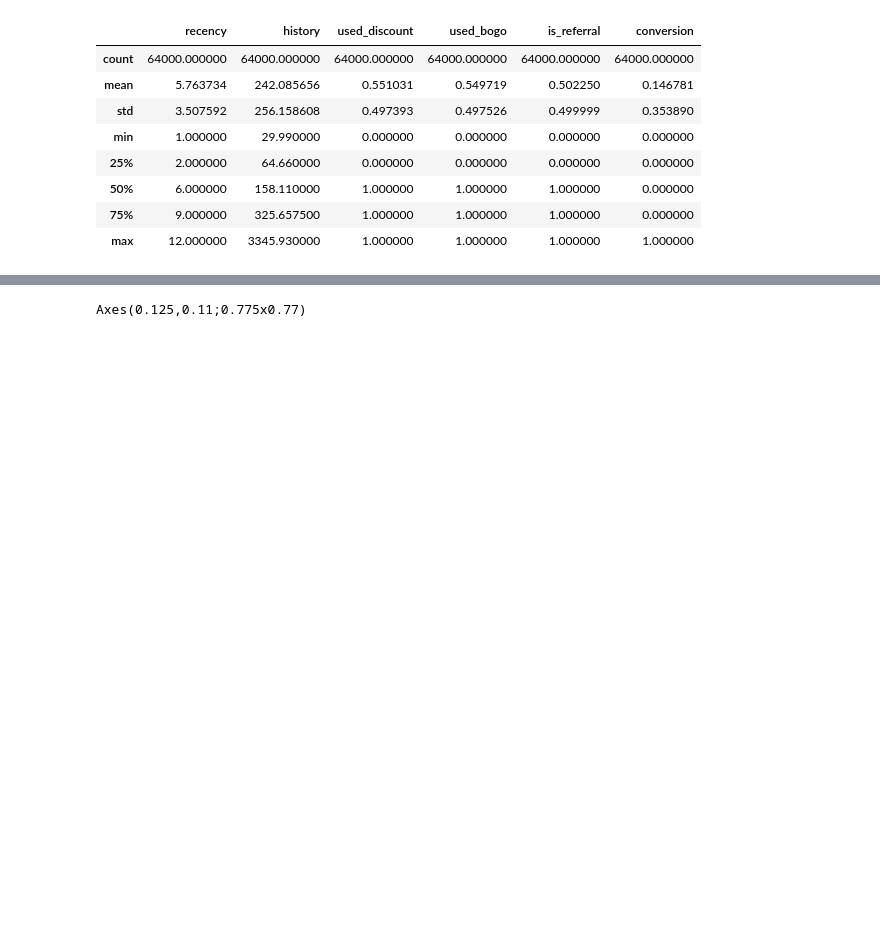
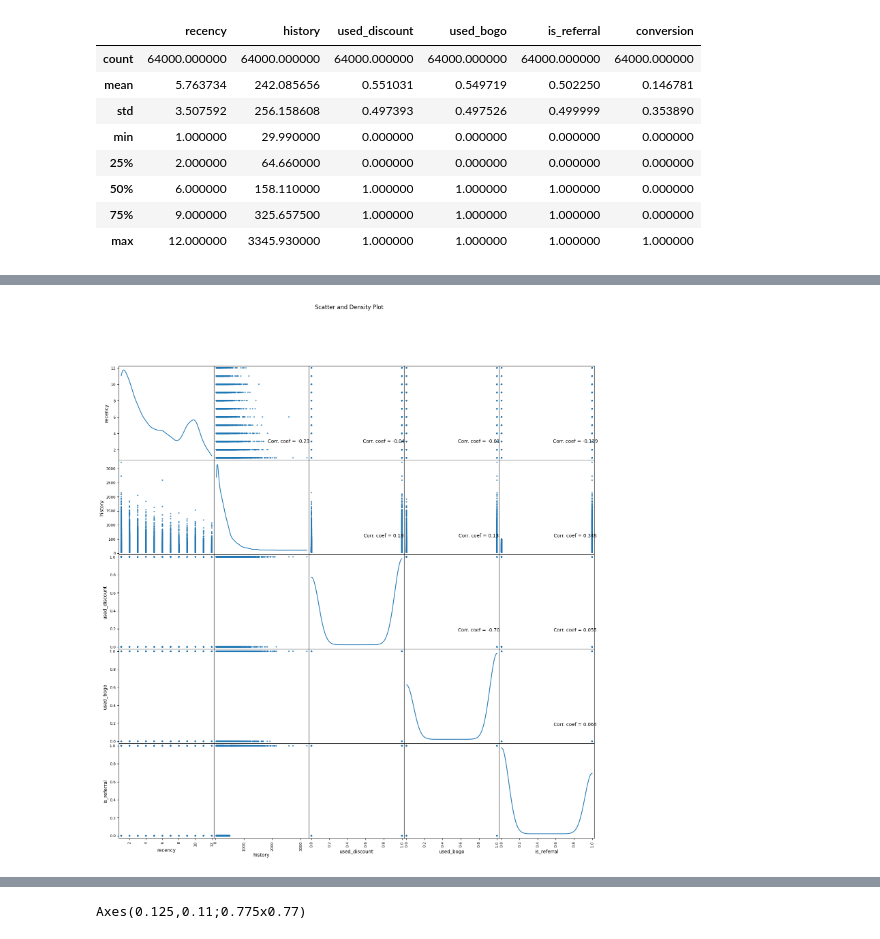
Before and after one commit to itsmokha/Customer-Conversion, a Jupyter notebook: Notebook.ipynb, the cells around one changed output, grey strips where cells are left out. Saved outputs shown, nothing was run; the diff lists cells and outputs as text; code cells hidden in the pictures; blank space fills up the shorter version.

```diff
--- a/Notebook.ipynb
+++ b/Notebook.ipynb
@@ -118,0 +99,5 @@ plotCorrelationMatrix(df, 8)
+# %%
+df1 = df.loc[df['conversion'] == 1]
+plotScatterMatrix(df1, 18, 10)
+# %% [output]
+[figure, added]
```
Also changed, not shown: parts of 30 cells of this notebook, 1 other file.
